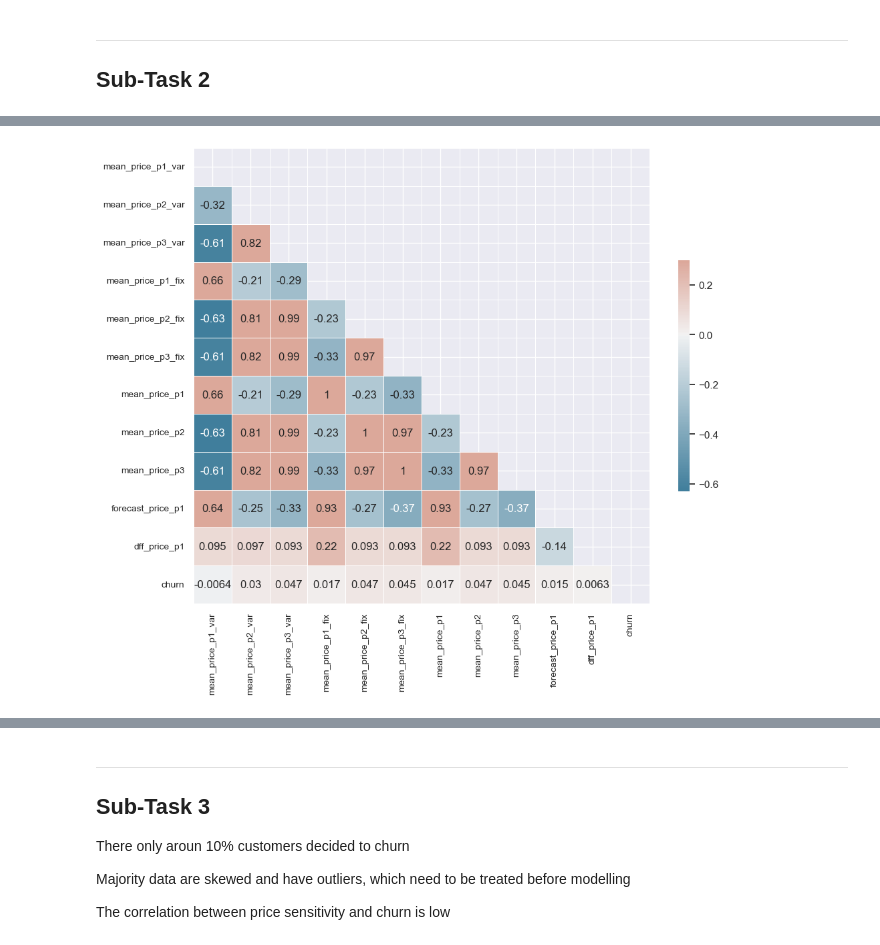
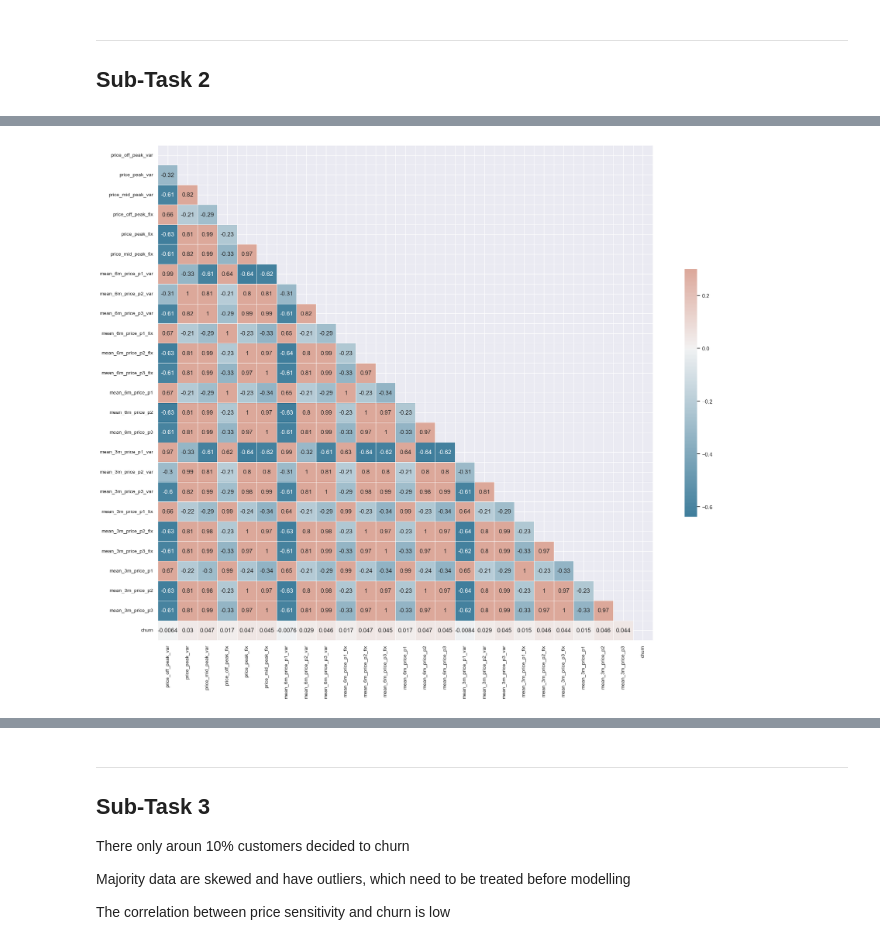
Before and after one commit to shikaijin/BCG-Data-Science, a Jupyter notebook: eda.ipynb, the cells around one changed output, grey strips where cells are left out. Drawn from its saved outputs; the diff is of its cells as text; code cells hidden in the pictures.

```diff
--- a/eda.ipynb
+++ b/eda.ipynb
@@ -287,5 +287,10 @@ for n, item in enumerate(price_df.columns[2:]) :
 ---
 ## Sub-Task 2
 # %%
+# Transform date columns to datetime type
+client_df["date_activ"] = pd.to_datetime(client_df["date_activ"], format='%Y-%m-%d')
+client_df["date_end"] = pd.to_datetime(client_df["date_end"], format='%Y-%m-%d')
+client_df["date_modif_prod"] = pd.to_datetime(client_df["date_modif_prod"], format='%Y-%m-%d')
+client_df["date_renewal"] = pd.to_datetime(client_df["date_renewal"], format='%Y-%m-%d')
 price_df['price_date'] = pd.to_datetime(price_df['price_date'], format='%Y-%m-%d')
 # %%
@@ -313,22 +358,6 @@ mean_price['mean_price_p3'] = mean_price['mean_price_p3_fix'] + mean_price['mean
 # %%
-# calculate total forecast price for period 1
-client_df['forecast_price_p1'] = client_df['forecast_price_energy_off_peak'] + client_df['forecast_price_pow_off_peak']
-
 # merge mean price with client dataframe
-price_analysis = pd.merge(mean_price, client_df[['id', 'forecast_price_p1', 'churn']], on='id')
-# calculate difference between mean price and forecast price for period 1
-price_analysis['dff_price_p1'] = price_analysis['mean_price_p1'] - price_analysis['forecast_price_p1']
-
-# define function to swap columns
-def swap_columns(dataframe, col1, col2):
-    col_list = list(dataframe.columns)
-    x, y = col_list.index(col1), col_list.index(col2)
-    col_list[y], col_list[x] = col_list[x], col_list[y]
-    dataframe = dataframe[col_list]
-    return dataframe
-
-# swap dff_price_p1 and churn columns
-price_analysis = swap_columns(price_analysis, 'dff_price_p1', 'churn')
+price_analysis = pd.merge(price_features, client_df[['id', 'churn']], on='id')
 
 price_analysis.head(3)
 # %% [output]
@@ -339,21 +369,21 @@ price_analysis.head(3)
 # %%
 # Compute the correlation matrix
 corr = price_analysis.corr()
 
 # Generate a mask for the upper triangle
 mask = np.triu(np.ones_like(corr, dtype=bool))
 # Set up the matplotlib figure
-f, ax = plt.subplots(figsize=(11, 9))
+f, ax = plt.subplots(figsize=(23, 18))
 
 # Generate a custom diverging colormap
 cmap = sns.diverging_palette(230, 20, as_cmap=True)
 
 # Draw the heatmap with the mask and correct aspect ratio
 sns.heatmap(corr, mask=mask, cmap=cmap, vmax=.3, center=0, annot = True,
             square=True, linewidths=.5, cbar_kws={"shrink": .5})
 # Axis ticks size
 plt.xticks(fontsize=10)
 plt.yticks(fontsize=10)
 plt.show()
 # %% [output]
-[figure, old version]
+[figure, new version]
```
Also changed, not shown: parts of 4 cells of this notebook.
